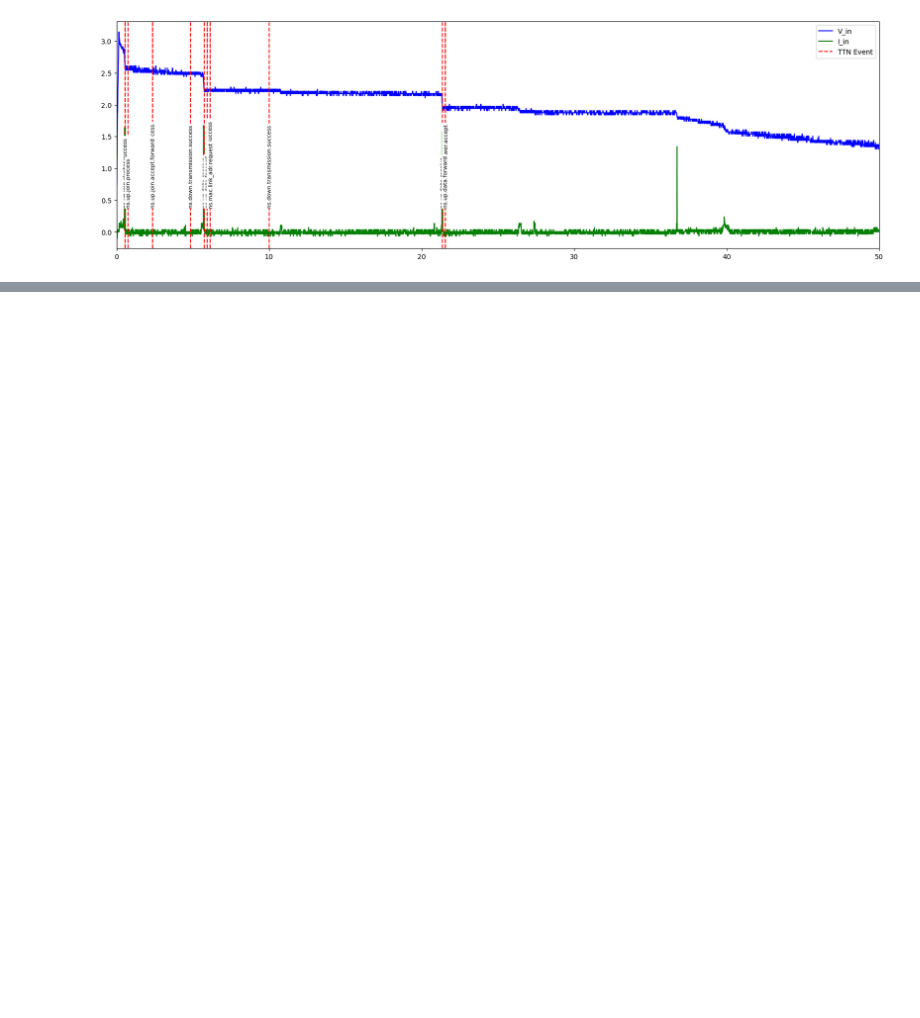
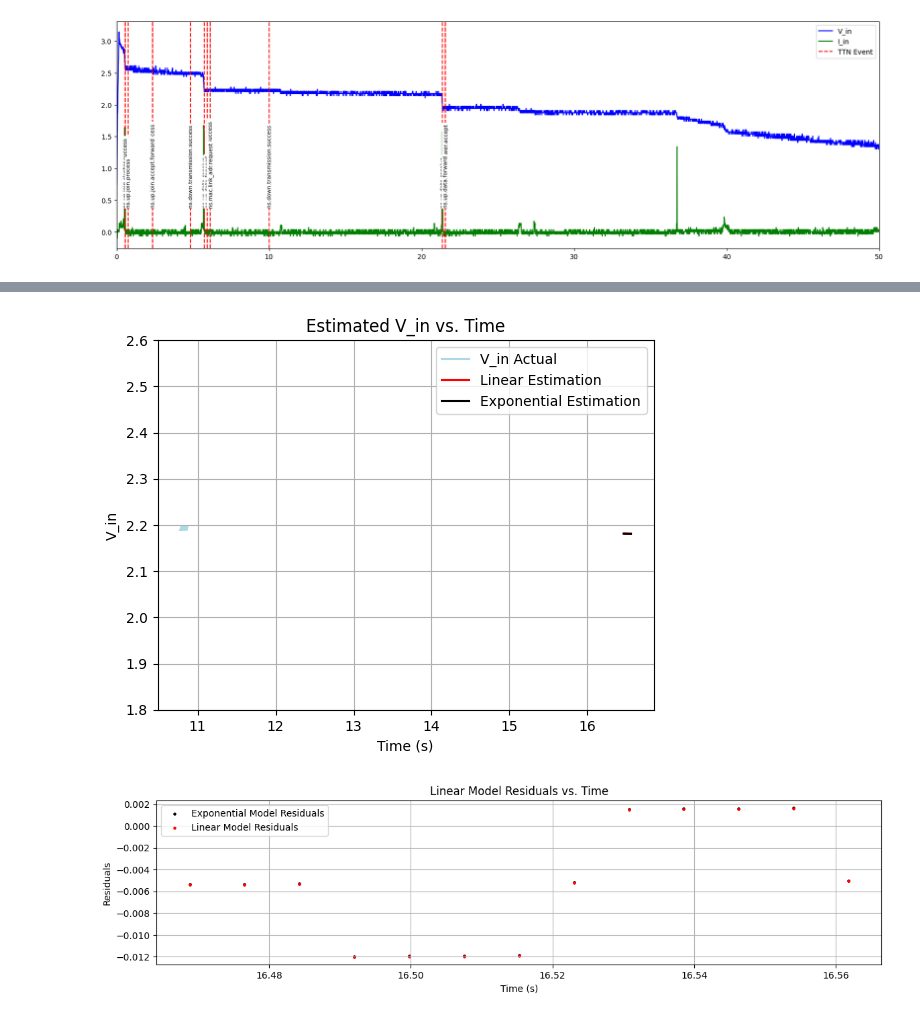
Before and after one commit to caspar/LoRa-Batteryless, a Jupyter notebook: 4-5 _ Cap_After_Vreg/viz.ipynb, the cells around one changed output, grey strips where cells are left out. Cells and saved outputs as stored; diff of their text form; code cells hidden in the pictures; blank space fills up the shorter version.

```diff
--- a/4-5 _ Cap_After_Vreg/viz.ipynb
+++ b/4-5 _ Cap_After_Vreg/viz.ipynb
@@ -298,0 +304,51 @@ Root Mean Squared Error (RMSE): 0.028123621028252725
+# %%
+#################################################
+#                                               #
+#               Plot Model Results              #
+#                                               #
+#################################################
+
+isolate_window = 2
+window_start = window_indices[isolate_window]
+window_end = window_indices[isolate_window+1]
+
+# Plot the estimated model and the actual voltage readings
+plt.plot(adjusted_seconds[window_start:window_end], smoothed_V_in[window_start:window_end], color='lightblue', label="V_in Actual")
+plt.plot(times[window_start:window_end], estimations_linear[window_start:window_end], color='red', label="Linear Estimation", zorder=2, linestyle='-')
+plt.plot(times[window_start:window_end], estimations[window_start:window_end], color='black', label="Exponential Estimation", zorder=2, linestyle='-')
+# plt.xlim(5, 30)
+plt.ylim(1.8, 2.6)
+plt.xlabel('Time (s)')
+plt.ylabel('V_in')
+plt.title('Estimated V_in vs. Time')
+plt.legend()
+plt.grid(True)
+plt.show()
+
+# Calculate and plot residuals
+residuals = smoothed_V_in[window_indices[0]:window_indices[-1]] - estimations
+residuals_linear = smoothed_V_in[window_indices[0]:window_indices[-1]] - estimations_linear
+plt.figure(figsize=(12, 6))
+
+# Plot residuals for the exponential model
+plt.subplot(2, 1, 1)
+plt.scatter(times[window_start:window_end], residuals[window_start:window_end], color='black', label='Exponential Model Residuals', s=5)
+plt.xlabel('Time (s)')
+plt.ylabel('Residuals')
+plt.title('Exponential Model Residuals vs. Time')
+plt.legend()
+plt.grid(True)
+
+# Plot residuals for the linear model
+plt.subplot(2, 1, 1)
+plt.scatter(times[window_start:window_end], residuals_linear[window_start:window_end], color='red', label='Linear Model Residuals', s=5)
+plt.xlabel('Time (s)')
+plt.ylabel('Residuals')
+plt.title('Linear Model Residuals vs. Time')
+plt.legend()
+plt.grid(True)
+plt.tight_layout()
+plt.show()
+# %% [output]
+[figure, added]
+[figure, added]
```
Also changed, not shown: parts of 7 cells of this notebook.
